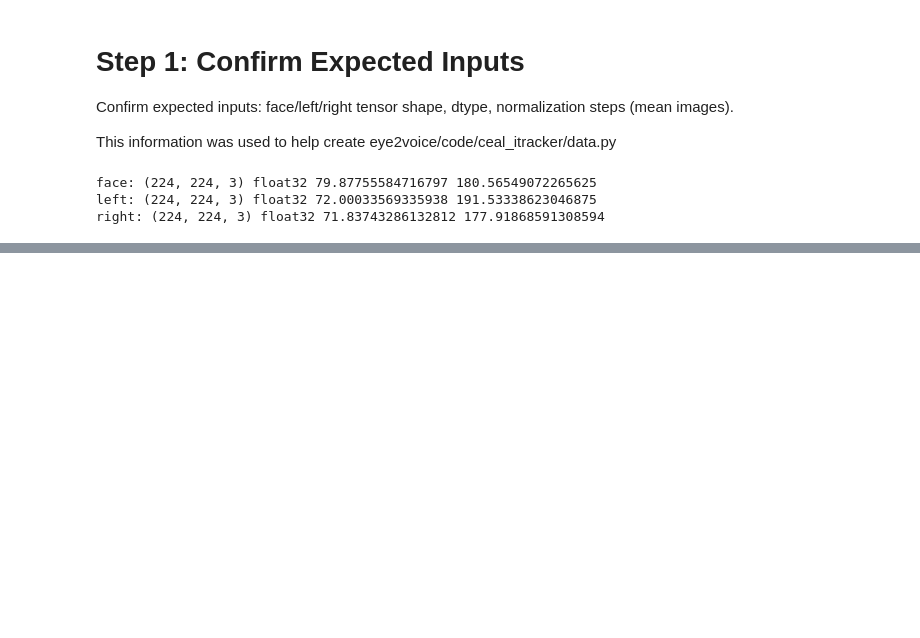
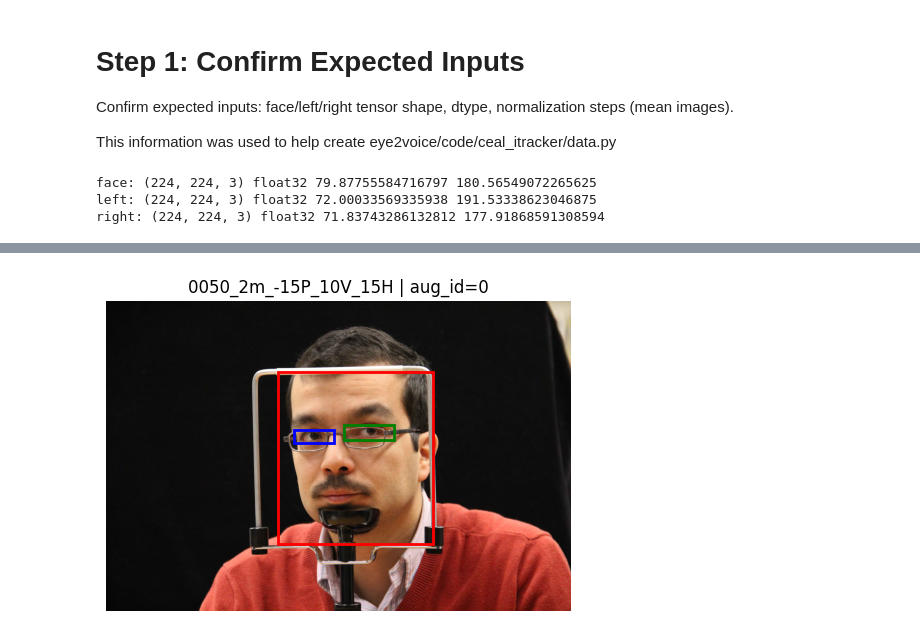
Before and after one commit to ketadesai20/eye2voice, a Jupyter notebook: notebooks/ceal_itracker/step_0.ipynb, the cells around one changed output, grey strips where cells are left out. Drawn from its saved outputs; the diff is of its cells as text; code cells hidden in the pictures; blank space fills up the shorter version.

Commit message:
crop and augmentation pipeline for itracker inference on ceal is completed

```diff
--- a/notebooks/ceal_itracker/step_0.ipynb
+++ b/notebooks/ceal_itracker/step_0.ipynb
@@ -109,0 +192,9 @@ File name parsing and label creation
+# %%
+# set variables for pipeline
+
+# my laptop can comfortably handle
+BATCH_SIZE = 75
+# required for iTracker
+CROP_SIZE = 224
+# number of augmentations per source image
+num_augs = 3
@@ -109,0 +210,4 @@ File name parsing and label creation
+# %%
+# define your full metadata dataframe once
+df_full = df.copy()   # freeze the full set
+print("df_full size:", len(df_full))
@@ -117,0 +250,6 @@ Limitation: the repo’s original crops come from Apple’s detector JSONs. Your
+# %%
+mp_face_mesh = mp.solutions.face_mesh
+
+# Landmark index sets for eyes (from MediaPipe connections)
+LEFT_EYE_IDX = sorted({i for edge in mp_face_mesh.FACEMESH_LEFT_EYE for i in edge})
+RIGHT_EYE_IDX = sorted({i for edge in mp_face_mesh.FACEMESH_RIGHT_EYE for i in edge})
@@ -129,0 +928,71 @@ create correct manifest csv to ensure the crops that belong to the same face sta
+# %%
+# Pass condition: boxes still sit on face and eyes for aug_id 1–2.
+aug = build_replay_aug_in_the_wild()
+
+stats = {'total': 0, 'successful': 0, 'failed': 0}
+
+for rec in test_samples:
+    img_np = np.array(Image.open(rec["path"]).convert("RGB"))
+    stem = Path(rec["filename"]).stem
+
+    for aug_id in range(0, K_test + 1):
+        max_attempts = 10  # Try up to 10 times per augmentation
+        found_valid = False
+
+        for attempt in range(max_attempts):
+            img_aug, face_b, left_b, right_b, replay = augment_full_and_bboxes(
+                img_np,
+                rec["face_bbox_px"],
+                rec["left_bbox_px"],
+                rec["right_bbox_px"],
+                aug,
+                aug_id
+            )
+
+            # Validate all three bounding boxes
+            face_valid = is_bbox_valid(face_b, img_aug.shape, min_size=50)
+            left_valid = is_bbox_valid(left_b, img_aug.shape, min_size=20)
+            right_valid = is_bbox_valid(right_b, img_aug.shape, min_size=20)
+            all_valid = face_valid and left_valid and right_valid
+
+            # Accept if valid, or if it's the original (aug_id==0)
+            if all_valid or aug_id == 0:
+                found_valid = True
+                if attempt > 0:
+                    print(f"  ✓ Valid augmentation found on attempt {attempt + 1}/{max_attempts}")
+                if aug_id > 0:
+                    stats['successful'] += 1
+                break
+        else:
+            # All attempts failed - fall back to original
+            print(f"  ⚠️  WARNING: All {max_attempts} attempts failed for {stem}, aug_id={aug_id}")
+            print(f"     Falling back to original image")
+            img_aug = img_np
+            face_b = rec["face_bbox_px"]
+            left_b = rec["left_bbox_px"]
+            right_b = rec["right_bbox_px"]
+            if aug_id > 0:
+                stats['failed'] += 1
+
+        if aug_id > 0:
+            stats['total'] += 1
+
+        # # Your existing print statements
+        # print(f"\n{stem} aug_id={aug_id}")
+        # print("face", face_b)
+        # print("left", left_b)
+        # print("right", right_b)
+
+        # Your existing visualization
+        show_boxes(img_aug, face_b, left_b, right_b, title=f"{stem} | aug_id={aug_id}")
+
+# Print final statistics
+print("\n" + "="*60)
+print("AUGMENTATION STATISTICS")
+print("="*60)
+print(f"Total augmentations: {stats['total']}")
+print(f"Successful: {stats['successful']} ({stats['successful']/stats['total']*100:.1f}%)")
+print(f"Failed (used original): {stats['failed']} ({stats['failed']/stats['total']*100:.1f}%)")
+print("="*60)
+# %% [output]
+[figure, added]
```
Also changed, not shown: parts of 67 cells of this notebook, 2 other files.
